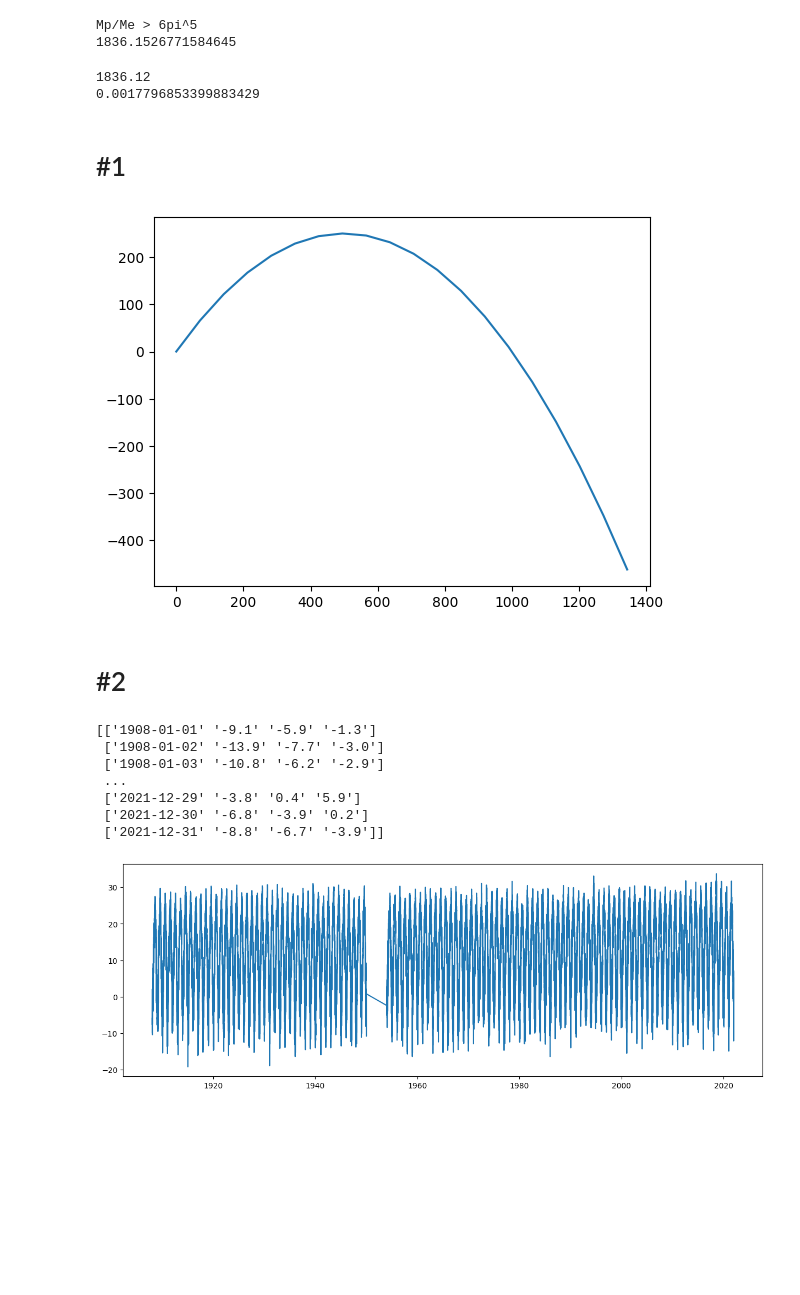
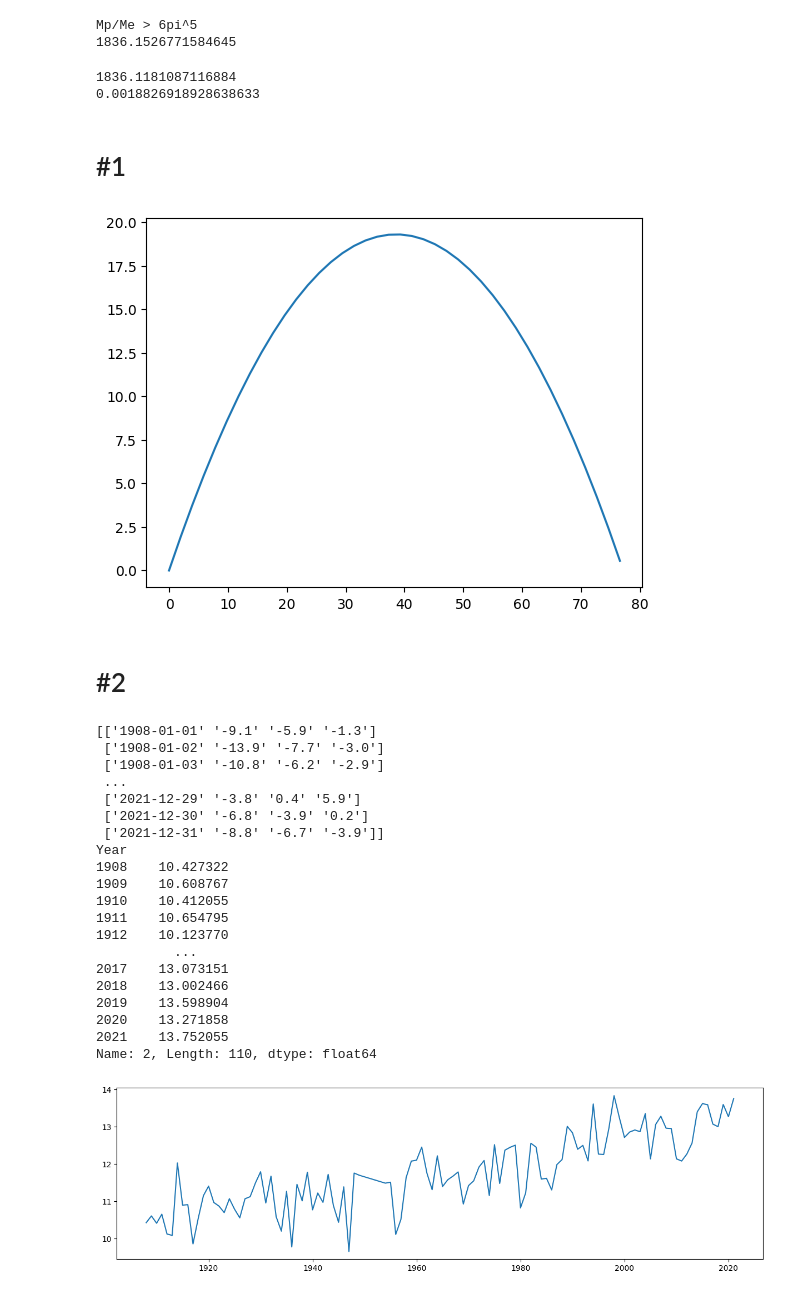
Before and after one commit to hsxcv810/computational_Physics, a Jupyter notebook: com_phy_ass1.ipynb, the cells around one changed output. Drawn from its saved outputs; the diff is of its cells as text; code cells hidden in the pictures; blank space fills up the shorter version.

```diff
--- a/com_phy_ass1.ipynb
+++ b/com_phy_ass1.ipynb
@@ -140,55 +140,78 @@ else:
 Mp/Me > 6pi^5
 1836.1526771584645
 # %%
-r_paper = 1836.12
+r_paper = R
 print(r_paper)
 relative_err = abs((r_paper - r)/r_paper)*100
 print(relative_err)
 # %% [output]
-1836.12
-0.0017796853399883429
+1836.1181087116884
+0.0018826918928638633
 # %% [markdown]
 # #1
 # %%
 import numpy as np, matplotlib.pyplot as plt
 
-v0 = 100 #km/h
+v0 = 100*1000/3600 #m/s
 g = 10 #m/s
 theta = 45*np.pi/180
 
-N = 20
-t = np.arange(0, N)
+N = 4
+t = np.arange(0, N, 0.1)
 x= v0*np.cos(theta)*t
 y= v0*np.sin(theta)*t-1/2*g*t*t
 
 plt.plot(x,y)
 plt.show()
 # %% [output]
-[figure, old version]
+[figure, new version]
 # %% [markdown]
 # #2
 # %%
 import matplotlib.pyplot as plt
 import numpy as np
 import pandas as pd
 
 data1 = np.loadtxt("seoul_temp1.txt",dtype="str") #import data in the file as string format
 data2 = np.loadtxt("seoul_temp.txt", dtype="str")
 
 data3 = np.vstack((data1,data2))
 print(data3)
 day_dates = pd.to_datetime(data3[:,0])
 
-y = [float(temp) for temp in data3[:,2]]
-plt.figure(figsize=(15, 5))
-plt.plot(day_dates, y)
+df = pd.DataFrame(data3)
+
+df[0] = pd.to_datetime(df[0])
+
+df['Year'] = df[0].dt.year
+df[2] = pd.to_numeric(df[2], errors='coerce')
+yearly_avg = df.groupby('Year')[2].mean()
+
+print(yearly_avg)
+
+temp_dates = data3[:,2].astype(float)
+plt.figure(figsize=(15, 4))
+plt.plot(yearly_avg)
 plt.show()
 # %% [output]
 [['1908-01-01' '-9.1' '-5.9' '-1.3']
  ['1908-01-02' '-13.9' '-7.7' '-3.0']
  ['1908-01-03' '-10.8' '-6.2' '-2.9']
  ...
  ['2021-12-29' '-3.8' '0.4' '5.9']
  ['2021-12-30' '-6.8' '-3.9' '0.2']
  ['2021-12-31' '-8.8' '-6.7' '-3.9']]
+Year
+1908    10.427322
+1909    10.608767
+1910    10.412055
+1911    10.654795
+1912    10.123770
+          ...
+2017    13.073151
+2018    13.002466
+2019    13.598904
+2020    13.271858
+2021    13.752055
+Name: 2, Length: 110, dtype: float64
-[figure, old version]
+[figure, new version]
```
